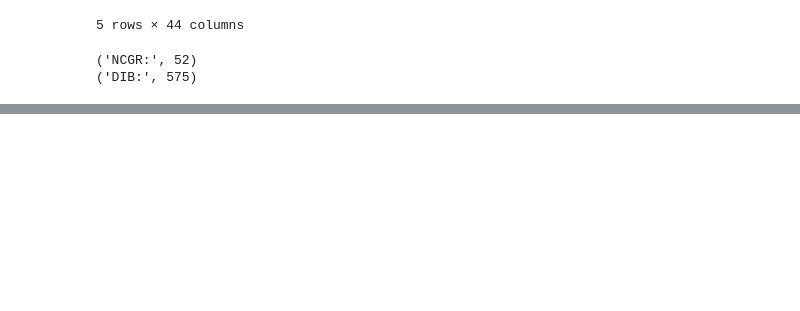
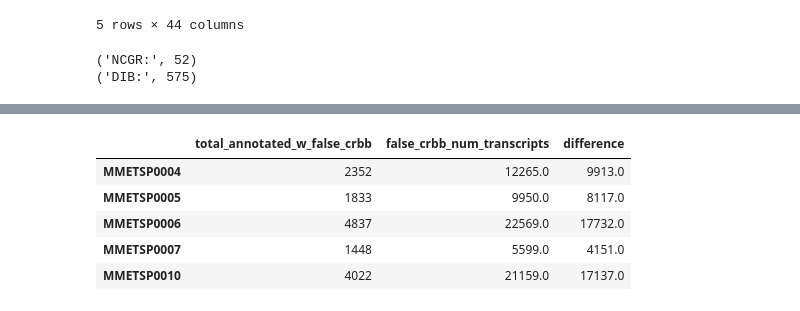
Before and after one commit to johnsolk/MMETSP, a Jupyter notebook: notebooks/GigaScience_Figures.ipynb, the cells around one changed output, grey strips where cells are left out. Cells and saved outputs as stored; diff of their text form; code cells hidden in the pictures; blank space fills up the shorter version.

```diff
--- a/notebooks/GigaScience_Figures.ipynb
+++ b/notebooks/GigaScience_Figures.ipynb
@@ -240,0 +268,9 @@ print('DIB:',len(newdf.loc[newdf[df1name] <= newdf[df2name]]))
+# %%
+crbb_df.head()
+# %% [output]
+|  | total_annotated_w_false_crbb | false_crbb_num_transcripts | difference |
+| MMETSP0004 | 2352 | 12265.0 | 9913.0 |
+| MMETSP0005 | 1833 | 9950.0 | 8117.0 |
+| MMETSP0006 | 4837 | 22569.0 | 17732.0 |
+| MMETSP0007 | 1448 | 5599.0 | 4151.0 |
+| MMETSP0010 | 4022 | 21159.0 | 17137.0 |
```
Also changed, not shown: parts of 10 cells of this notebook.
